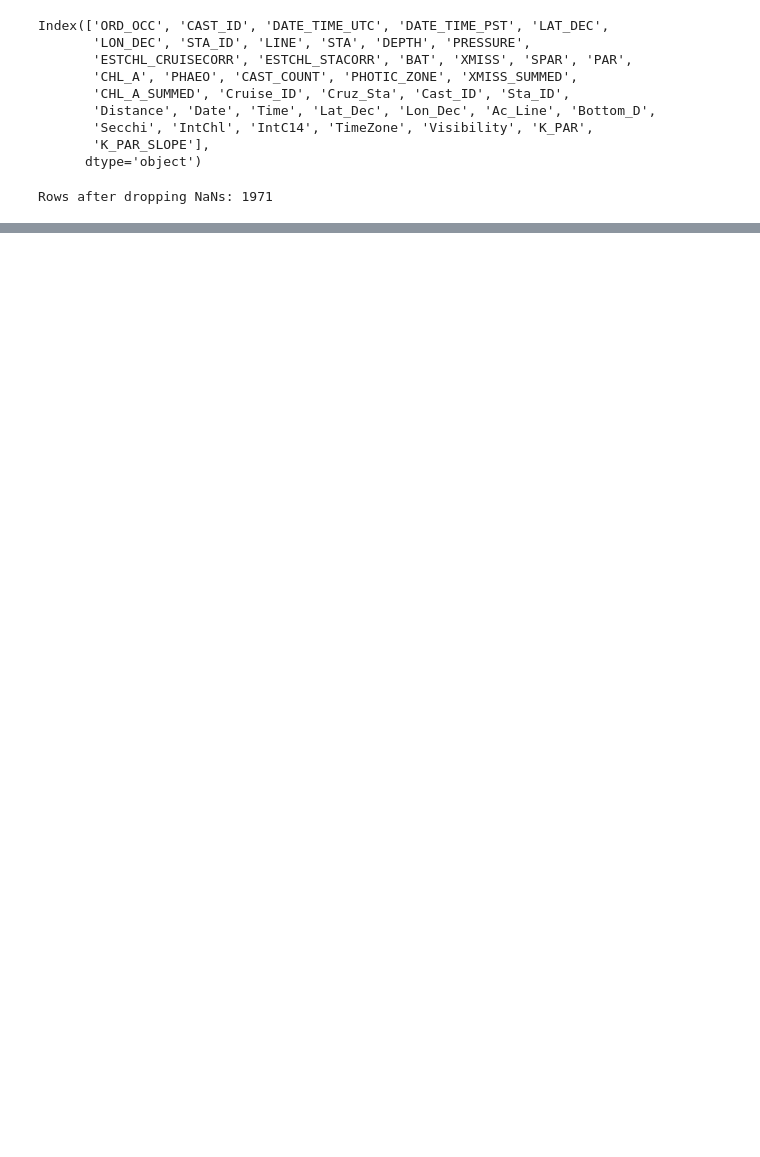
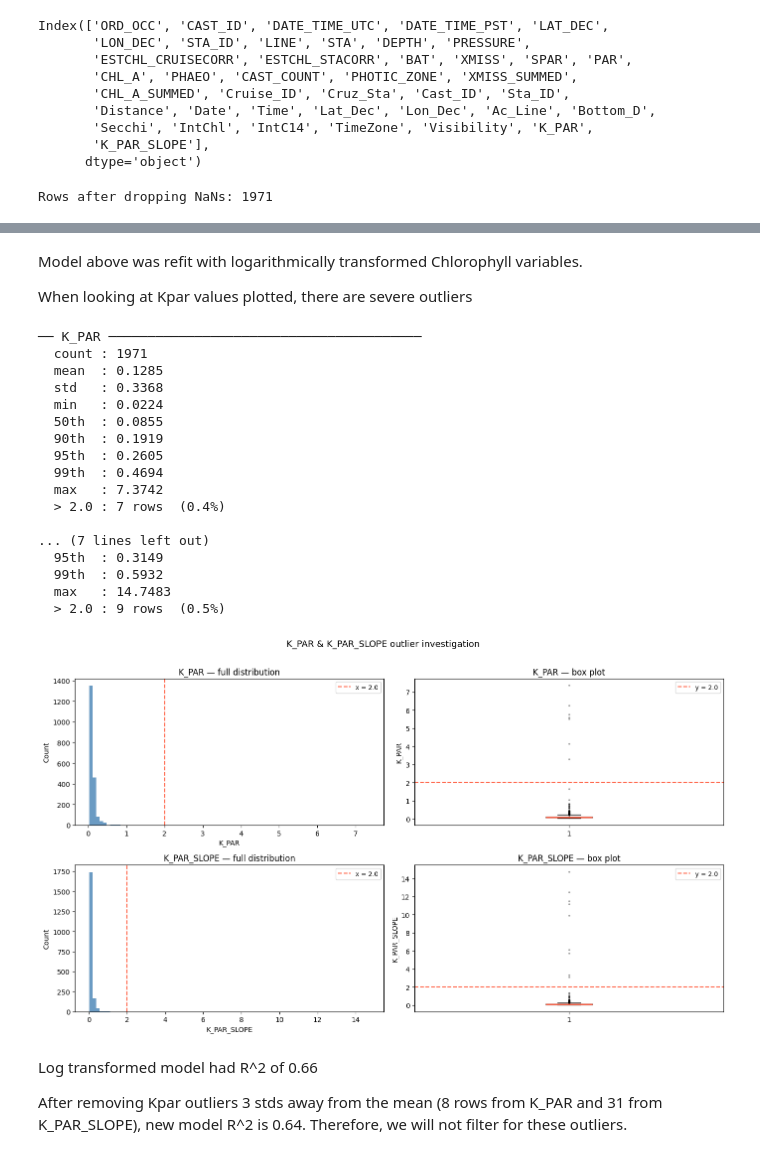
Before and after one commit to LucasC212/Scripps-Light-Attenuation-Capstone-Project, a Jupyter notebook: scripts/Lucas-LASSO-enhanced47.ipynb, the cells around one changed output, grey strips where cells are left out. Drawn from its saved outputs; the diff is of its cells as text; code cells hidden in the pictures; blank space fills up the shorter version.

```diff
--- a/scripts/Lucas-LASSO-enhanced47.ipynb
+++ b/scripts/Lucas-LASSO-enhanced47.ipynb
@@ -300,0 +322,72 @@ plt.show()
+# %% [markdown]
+Model above was refit with logarithmically transformed Chlorophyll variables.
+
+When looking at Kpar values plotted, there are severe outliers
+# %%
+# ── K_PAR / K_PAR_SLOPE distribution diagnostics ────────────────────────────
+for col in ['K_PAR', 'K_PAR_SLOPE']:
+    s = df_model[col]
+    print(f"── {col} ────────────────────────────────────────")
+    print(f"  count : {s.count()}")
+    print(f"  mean  : {s.mean():.4f}")
+    print(f"  std   : {s.std():.4f}")
+    print(f"  min   : {s.min():.4f}")
+    print(f"  50th  : {s.quantile(0.50):.4f}")
+    print(f"  90th  : {s.quantile(0.90):.4f}")
+    print(f"  95th  : {s.quantile(0.95):.4f}")
+    print(f"  99th  : {s.quantile(0.99):.4f}")
+    print(f"  max   : {s.max():.4f}")
+    print(f"  > 2.0 : {(s > 2.0).sum()} rows  ({(s > 2.0).mean()*100:.1f}%)")
+    print()
+
+fig, axes = plt.subplots(2, 2, figsize=(14, 8))
+
+for row, col in enumerate(['K_PAR', 'K_PAR_SLOPE']):
+    s = df_model[col]
+
+    # Histogram — full range
+    ax = axes[row, 0]
+    ax.hist(s, bins=80, color='steelblue', edgecolor='none', alpha=0.8)
+    ax.axvline(2.0, color='tomato', linestyle='--', linewidth=1.5, label='x = 2.0')
+    ax.set_xlabel(col)
+    ax.set_ylabel('Count')
+    ax.set_title(f'{col} — full distribution')
+    ax.legend(fontsize=9)
+
+    # Box plot
+    ax = axes[row, 1]
+    ax.boxplot(s, vert=True, patch_artist=True,
+               boxprops=dict(facecolor='steelblue', alpha=0.6),
+               medianprops=dict(color='tomato', linewidth=2),
+               flierprops=dict(marker='.', markersize=3, alpha=0.4))
+    ax.axhline(2.0, color='tomato', linestyle='--', linewidth=1.5, label='y = 2.0')
+    ax.set_ylabel(col)
+    ax.set_title(f'{col} — box plot')
+    ax.legend(fontsize=9)
+
+plt.suptitle('K_PAR & K_PAR_SLOPE outlier investigation', fontsize=13, y=1.01)
+plt.tight_layout()
+plt.show()
+# %% [output]
+── K_PAR ────────────────────────────────────────
+  count : 1971
+  mean  : 0.1285
+  std   : 0.3368
+  min   : 0.0224
+  50th  : 0.0855
+  90th  : 0.1919
+  95th  : 0.2605
+  99th  : 0.4694
+  max   : 7.3742
+  > 2.0 : 7 rows  (0.4%)
+
+... (7 lines left out)
+  95th  : 0.3149
+  99th  : 0.5932
+  max   : 14.7483
+  > 2.0 : 9 rows  (0.5%)
+[figure, added]
+# %% [markdown]
+Log transformed model had R^2 of 0.66
+
+After removing Kpar outliers 3 stds away from the mean (8 rows from K_PAR and 31 from K_PAR_SLOPE), new model R^2 is 0.64. Therefore, we will not filter for these outliers.
```
Also changed, not shown: parts of 12 cells of this notebook, 1 other file.
